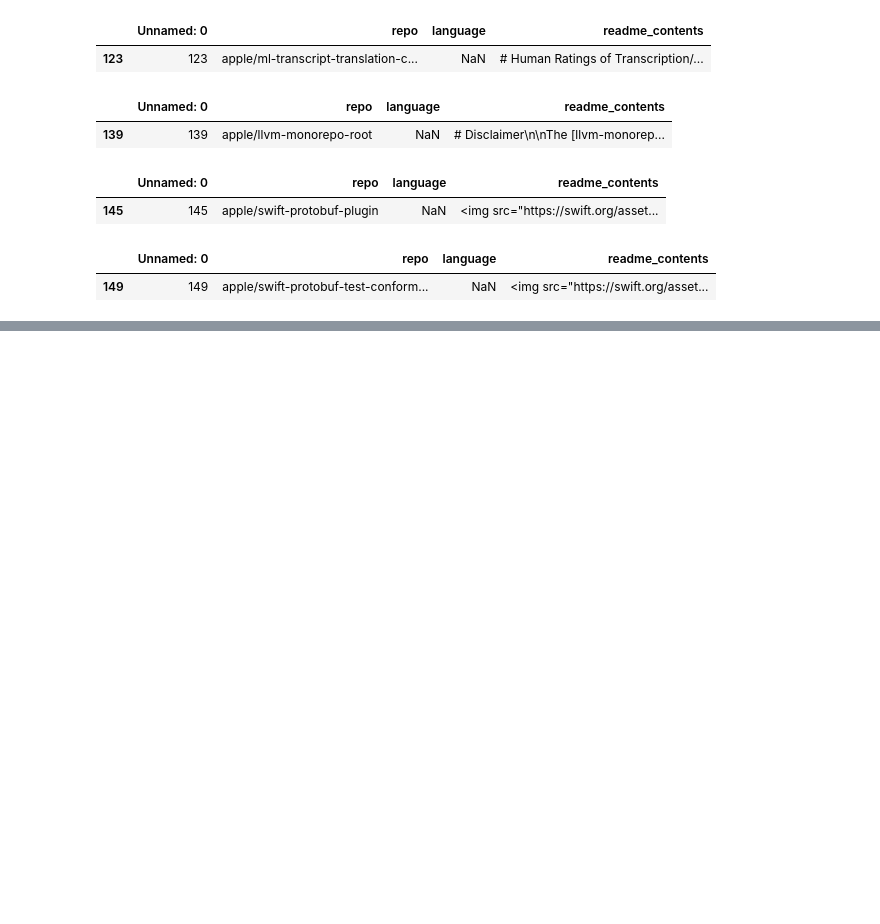
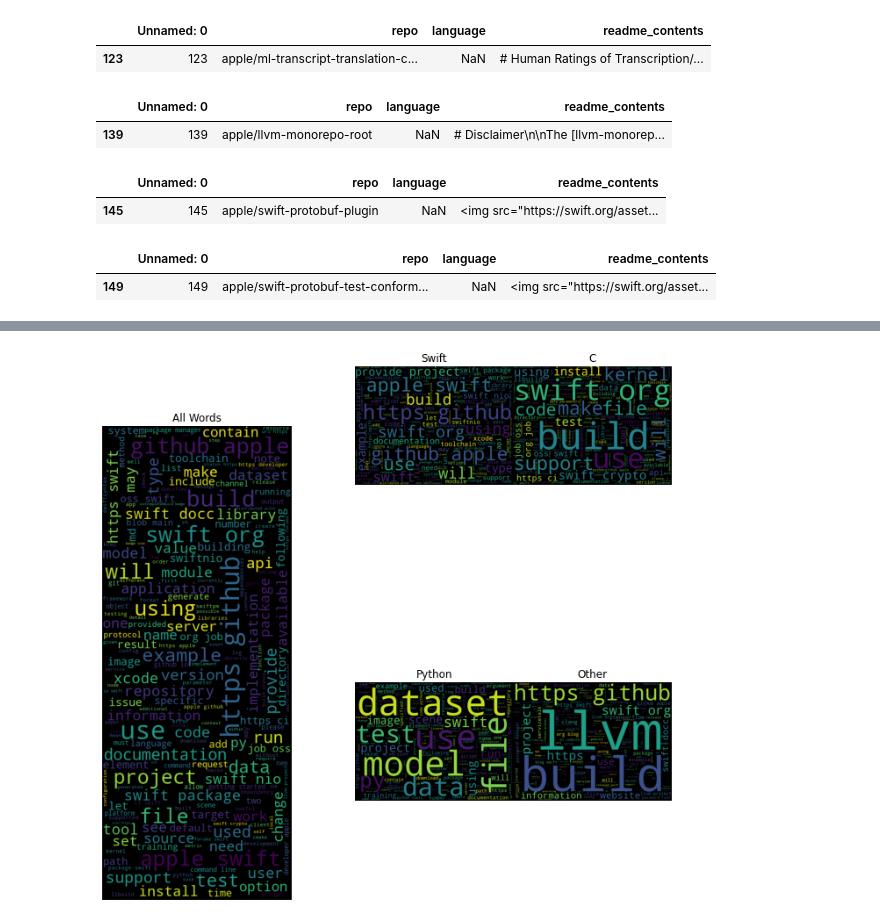
Before and after one commit to NLP-Github-Project-Hopper5/NLP-Github-Project, a Jupyter notebook: prepare_wip_dr.ipynb, the cells around one changed output, grey strips where cells are left out. Saved outputs shown, nothing was run; the diff lists cells and outputs as text; code cells hidden in the pictures; blank space fills up the shorter version.

```diff
--- a/prepare_wip_dr.ipynb
+++ b/prepare_wip_dr.ipynb
@@ -101,0 +144,3 @@ for i in nan_languages:
+# %%
+df.dropna(inplace = True)
+df.shape
@@ -101,0 +169,5 @@ for i in nan_languages:
+# %%
+df['language']= df.language.map({'Swift': 'Swift', 'Python': 'Python', 'C++':'C', 'C': 'C',
+                                 'JavaScript':'Other', 'LLVM':'Other', 'Java':'Other',
+                                 'Jupyter Notebook':'Other', 'HTML':'Other', 'Dockerfile':'Other',
+                                 'Markdown':'Other', 'Shell':'Other', 'R':'Other', 'Starlark':'Other'})
@@ -101,0 +302,26 @@ for i in nan_languages:
+# %%
+all_cloud = WordCloud(background_color = 'black', height = 1000, width = 400).generate(' '.join(all_words))
+swift_cloud = WordCloud(background_color = 'black', height = 600, width = 800).generate(' '.join(swift_words))
+python_cloud = WordCloud(background_color = 'black', height = 600, width = 800).generate(' '.join(python_words))
+c_cloud = WordCloud(background_color = 'black', height = 600, width = 800).generate(' '.join(c_words))
+other_cloud = WordCloud(background_color = 'black', height = 600, width = 800).generate(' '.join(other_words))
+
+plt.figure(figsize = (10, 10))
+axs = [plt.axes([0, 0, .5, .75]), plt.axes([.5, .5, .25, .5]), plt.axes([.5, 0, .25, .5]), plt.axes([.75, .5, .25, .5]),
+      plt.axes([.75, 0, .25, .5])]
+
+axs[0].imshow(all_cloud)
+axs[1].imshow(swift_cloud)
+axs[2].imshow(python_cloud)
+axs[3].imshow(c_cloud)
+axs[4].imshow(other_cloud)
+
+axs[0].set_title('All Words')
+axs[1].set_title('Swift')
+axs[2].set_title('Python')
+axs[3].set_title('C')
+axs[4].set_title('Other')
+
+for ax in axs: ax.axis('off')
+# %% [output]
+[figure, added]
```
Also changed, not shown: parts of 31 cells of this notebook.
